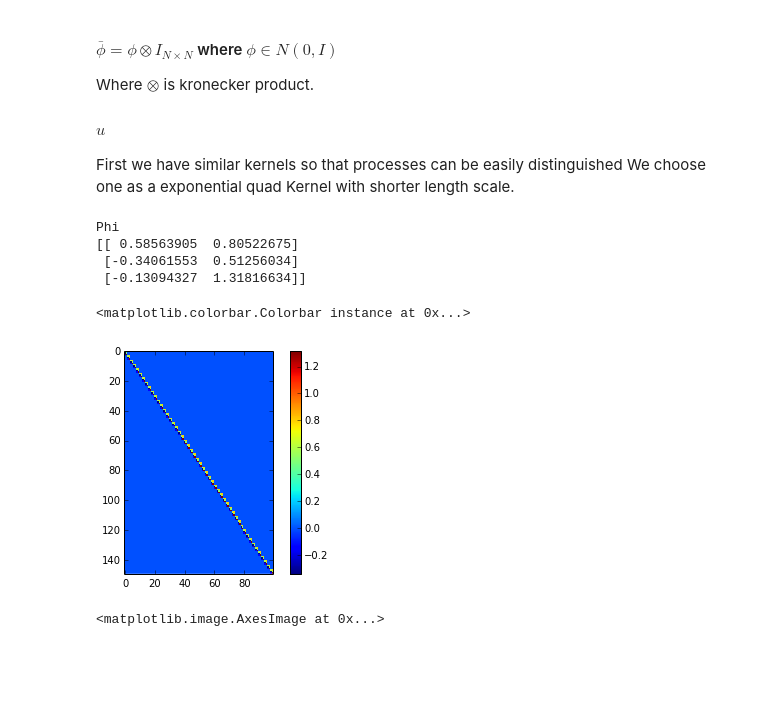
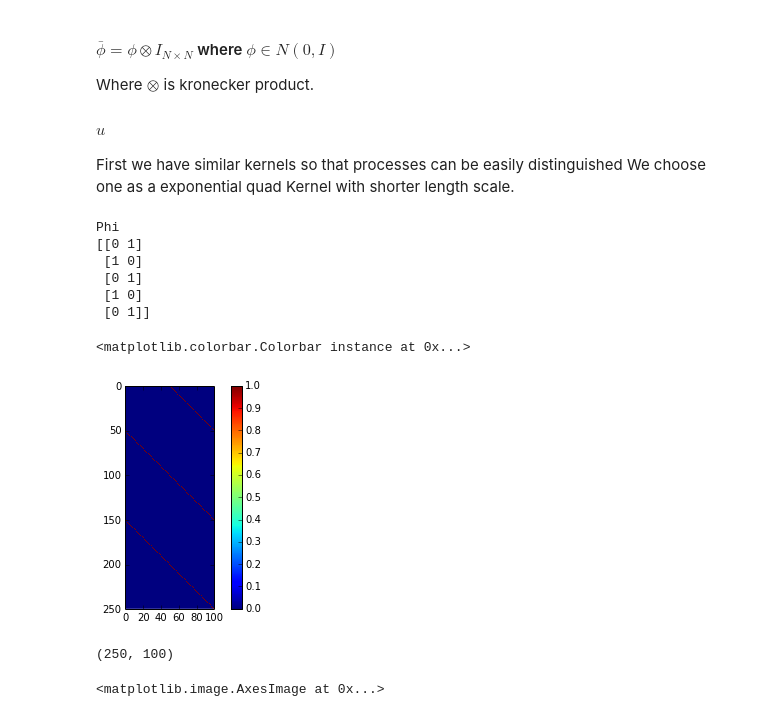
Before and after one commit to sudhNau/Baysian, a Jupyter notebook: SLFM Multi.ipynb, the cells around one changed output. Cells and saved outputs as stored; diff of their text form; code cells hidden in the pictures; blank space fills up the shorter version.

```diff
--- a/SLFM Multi.ipynb
+++ b/SLFM Multi.ipynb
@@ -31,24 +31,35 @@ Where ${\otimes}$ is kronecker product.
 First we have similar kernels so that processes can be easily distinguished
 We choose one as a exponential quad Kernel with shorter length scale.
 # %%
-S = 2
+S = 50
 P = 2
-C = 3
+C = 5
 N = 50
 s2 = 0.5
 x = np.linspace(0,N-1,N)
-phi = np.random.normal(loc=0,scale=1,size=(C,P))
-phiBar = np.matrix(np.kron(np.eye(N),phi))
+#phi = np.random.normal(loc=0,scale=1,size=(C,P))
+phi = np.array([[0,  1],
+                [ 1, 0],
+                [0 , 1],
+                [ 1 , 0],
+                [0 ,1]])
+phiBar = np.matrix(np.kron(phi,np.eye(N)))
 print "Phi\n",phi
 plt.imshow(phiBar,interpolation='none')
 plt.colorbar()
 # %% [output]
 Phi
-[[ 0.58563905  0.80522675]
- [-0.34061553  0.51256034]
- [-0.13094327  1.31816634]]
+[[0 1]
+ [1 0]
+ [0 1]
+ [1 0]
+ [0 1]]
 <matplotlib.colorbar.Colorbar instance at 0x...>
-[figure, old version]
+[figure, new version]
+# %%
+phiBar.shape
+# %% [output]
+(250, 100)
 # %%
 class Kernel:
     @staticmethod
```
Also changed, not shown: parts of 19 cells of this notebook.
